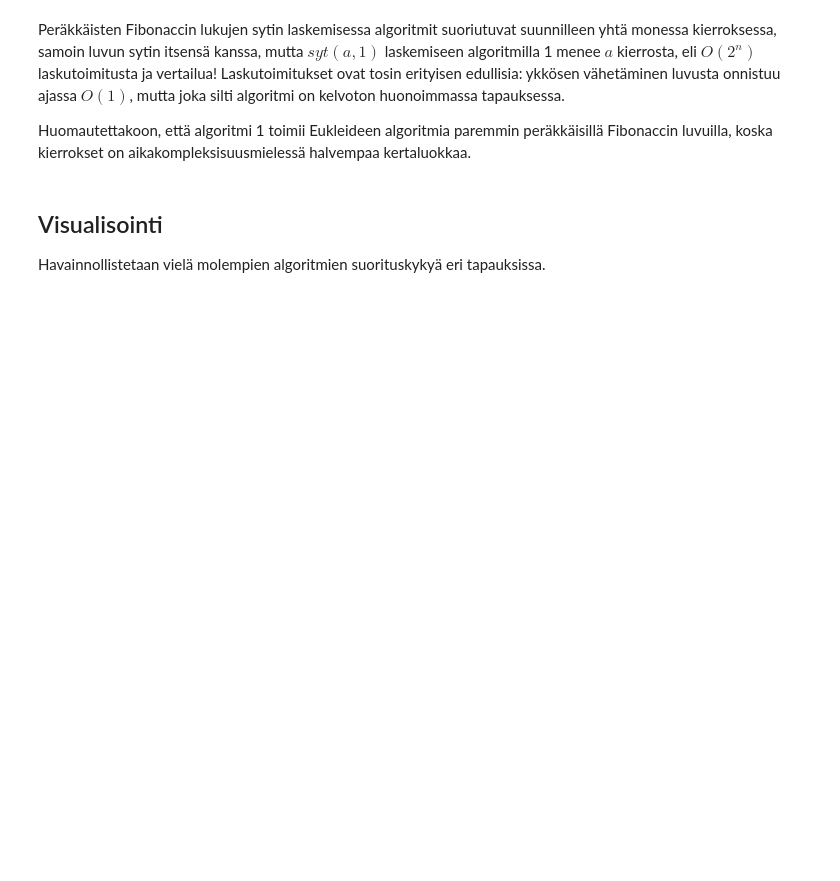
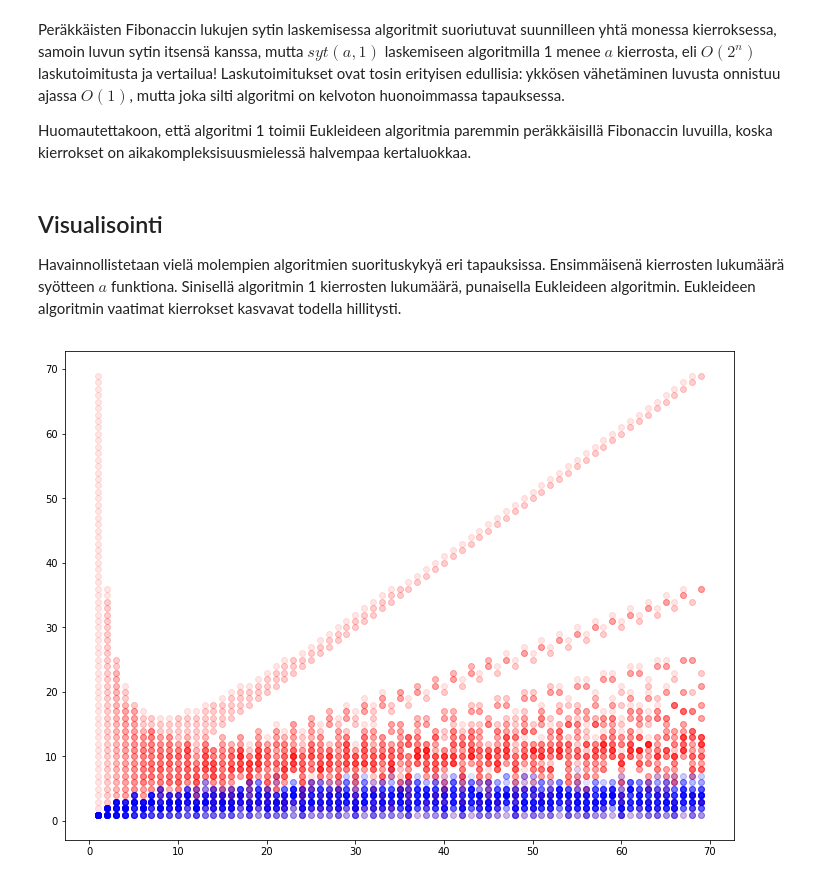
Before and after one commit to pajunkissa/gcd-complexity, a Jupyter notebook: .ipynb, the cells around one changed output. Saved outputs shown, nothing was run; the diff lists cells and outputs as text; code cells hidden in the pictures; blank space fills up the shorter version.

```diff
--- a/.ipynb
+++ b/.ipynb
@@ -78,6 +82,6 @@ Peräkkäisten Fibonaccin lukujen sytin laskemisessa algoritmit suoriutuvat suun
 Huomautettakoon, että algoritmi 1 toimii Eukleideen algoritmia paremmin peräkkäisillä Fibonaccin luvuilla, koska kierrokset on aikakompleksisuusmielessä halvempaa kertaluokkaa.
 # %% [markdown]
 ## Visualisointi
-Havainnollistetaan vielä molempien algoritmien suorituskykyä eri tapauksissa.
+Havainnollistetaan vielä molempien algoritmien suorituskykyä eri tapauksissa. Ensimmäisenä kierrosten lukumäärä syötteen $a$ funktiona. Sinisellä algoritmin 1 kierrosten lukumäärä, punaisella Eukleideen algoritmin. Eukleideen algoritmin vaatimat kierrokset kasvavat todella hillitysti.
 # %%
 %matplotlib inline
@@ -86,3 +88,26 @@ n = 30
+# %%
+import matplotlib.pyplot as plt
+import numpy as np
+
+fig, axs = plt.subplots(figsize=(12, 9))
+
+n = 70
+
+x = list(range(1,n))
+y = list(range(1,n))
+
+for a in x:
+    z1 = []
+    z2 = []
+    for b in y:
+        z1.append(syt(a,b)[1])
+        z2.append(eukl(a,b)[1])
+    axs.scatter(x,z1, c = 'r', alpha = 0.1)
+    axs.scatter(x,z2, c = 'b', alpha = 0.1)
+
+plt.show()
+# %% [output]
+[figure, added]
 # %%
 from mpl_toolkits.mplot3d import Axes3D
 import matplotlib.pyplot as plt
```
Also changed, not shown: parts of 6 cells of this notebook, 1 other file.
